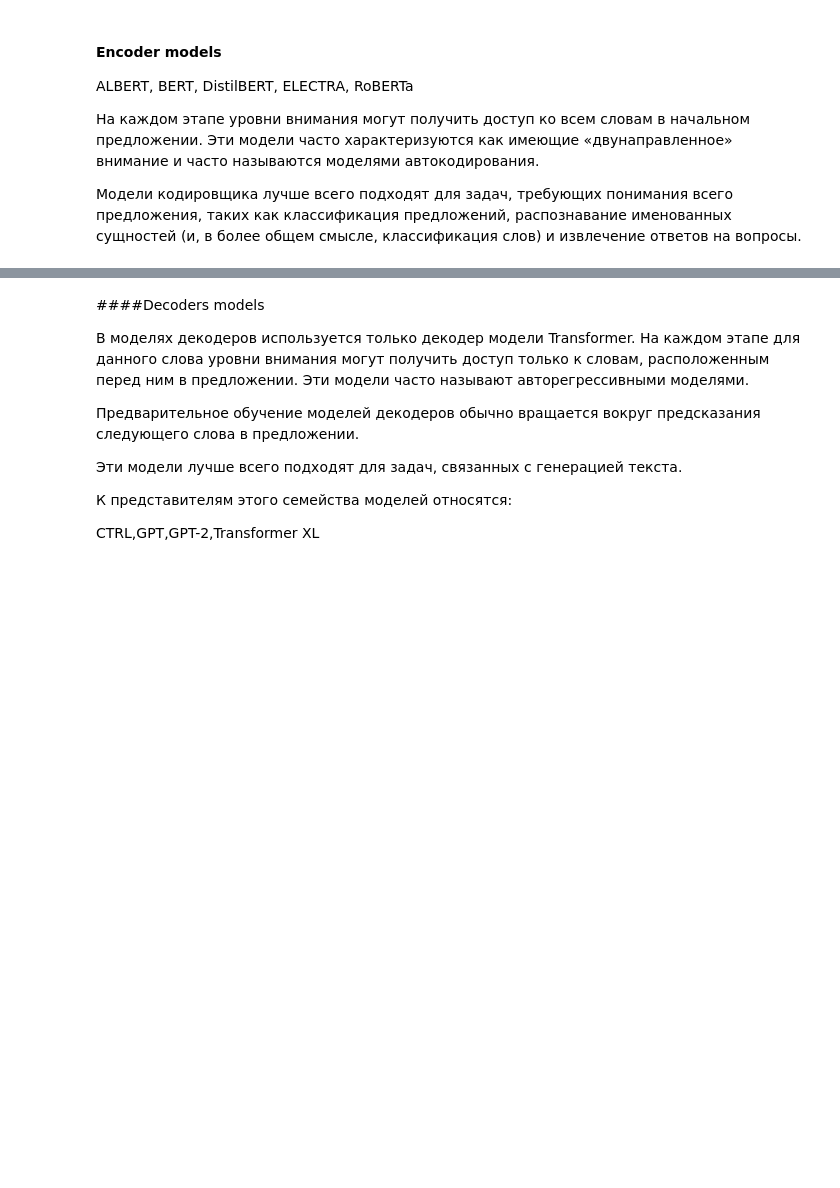
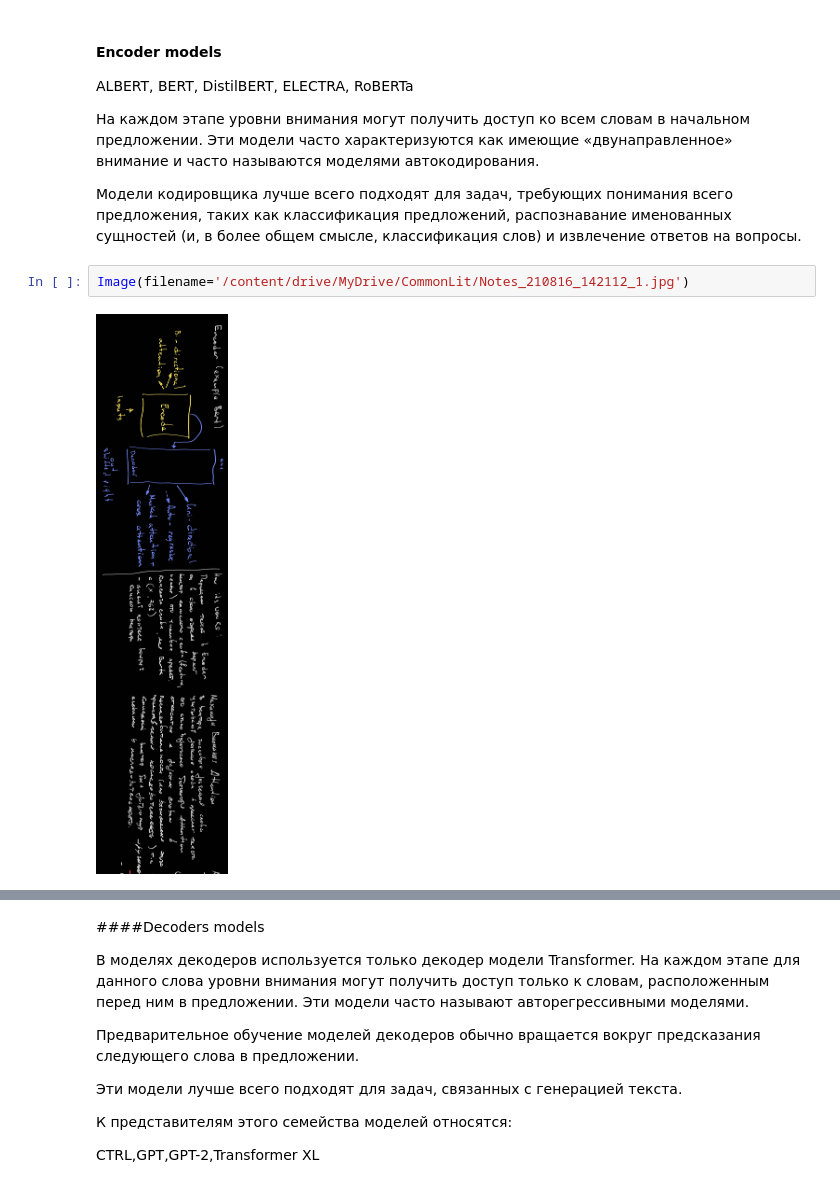
Before and after one commit to beifa/CommonLit, a Jupyter notebook: work_on_error.ipynb, the cells around one changed output, grey strips where cells are left out. Cells and saved outputs as stored; diff of their text form; blank space fills up the shorter version.

Commit message:
add image description to encode, decode & encode+decode

```diff
--- a/work_on_error.ipynb
+++ b/work_on_error.ipynb
@@ -607,3 +607,7 @@ ALBERT, BERT, DistilBERT, ELECTRA, RoBERTa
 На каждом этапе уровни внимания могут получить доступ ко всем словам в начальном предложении. Эти модели часто характеризуются как имеющие «двунаправленное» внимание и часто называются моделями автокодирования.
 
 Модели кодировщика лучше всего подходят для задач, требующих понимания всего предложения, таких как классификация предложений, распознавание именованных сущностей (и, в более общем смысле, классификация слов) и извлечение ответов на вопросы.
+# %%
+Image(filename='/content/drive/MyDrive/CommonLit/Notes_210816_142112_1.jpg')
+# %% [output]
+[figure, added]
```
Also changed, not shown: parts of 12 cells of this notebook.
